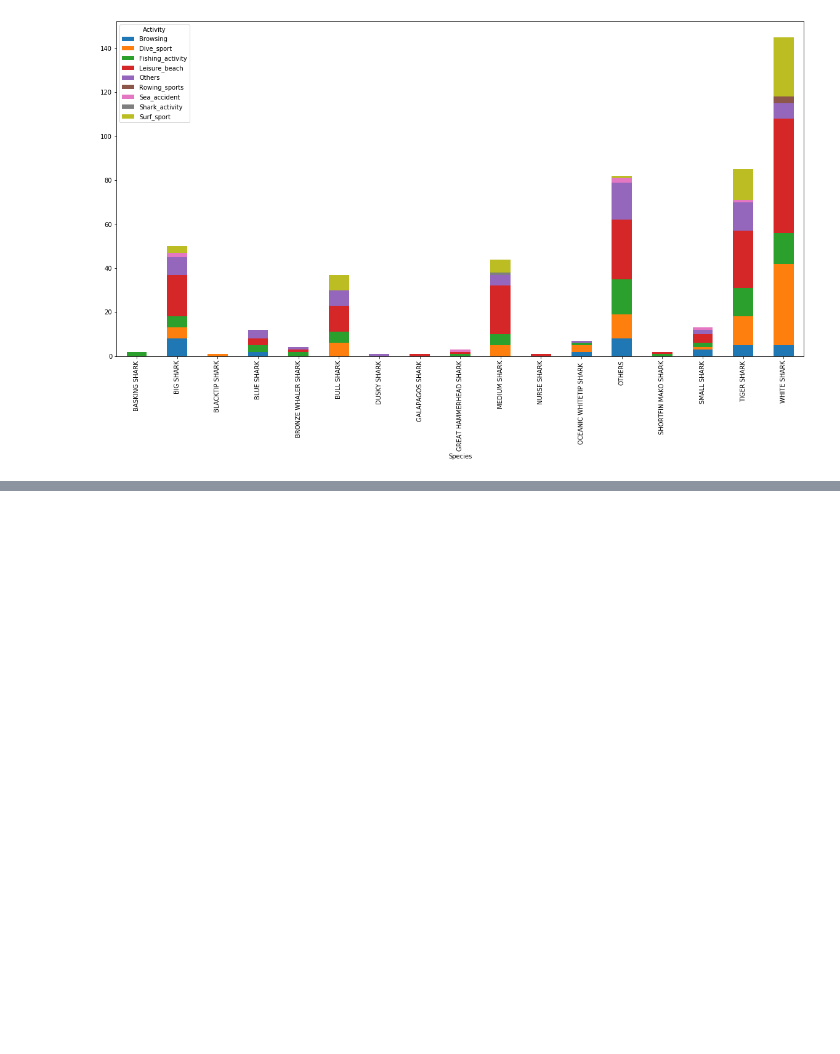
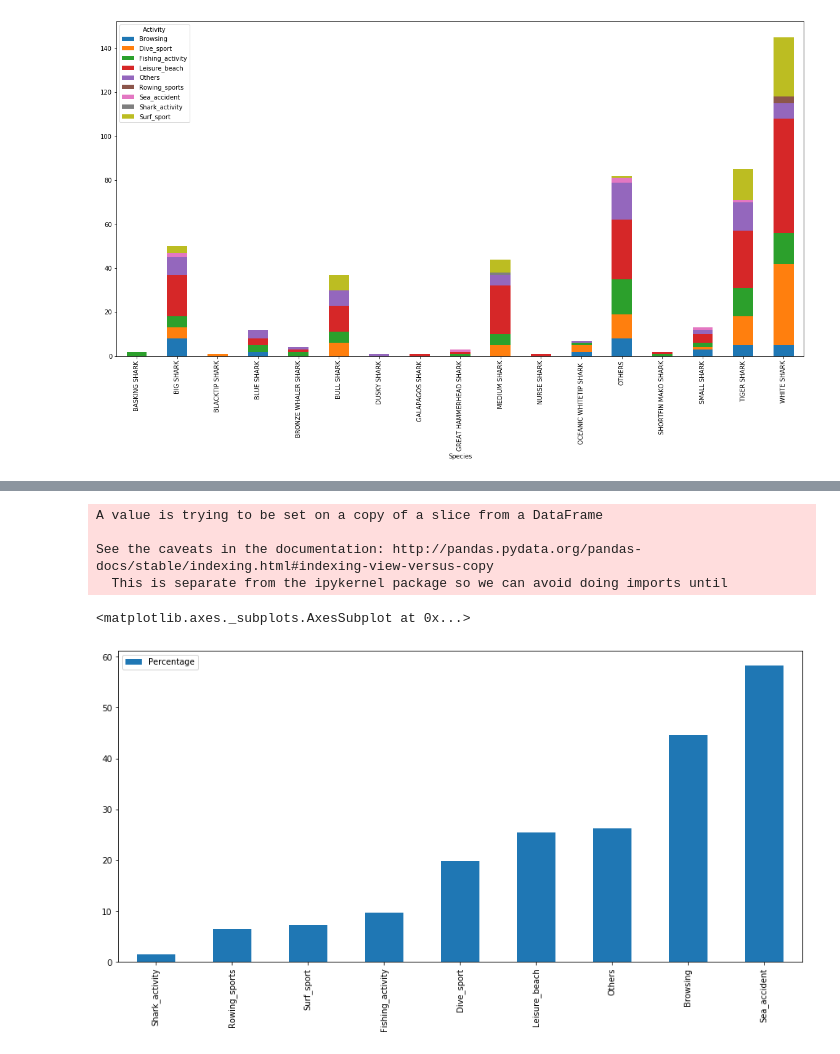
Before and after one commit to ironhack-datalabs/datamad0619, a Jupyter notebook: module-1/pandas-project/your-code/Shark-Analysis.ipynb, the cells around one changed output, grey strips where cells are left out. Saved outputs shown, nothing was run; the diff lists cells and outputs as text; code cells hidden in the pictures; blank space fills up the shorter version.

```diff
--- a/module-1/pandas-project/your-code/Shark-Analysis.ipynb
+++ b/module-1/pandas-project/your-code/Shark-Analysis.ipynb
@@ -195,0 +186,3 @@ print (table)
+# %%
+Count_Activity_dead=pd.DataFrame(sharks_columns_DEAD['Activity'].value_counts())
+display(Count_Activity_dead)
@@ -195,0 +200,3 @@ print (table)
+# %%
+Count_Activity_dead=Count_Activity_dead.rename(columns={'Activity':'Killer_activities'})
+display(Count_Activity_dead)
@@ -195,0 +214,4 @@ print (table)
+# %%
+concatenate_activities=pd.concat([Count_activities,Count_Activity_dead], axis=1, sort=False)
+display(concatenate_activities)
+#result = pd.concat([df1, df4], axis=1, sort=False)
@@ -195,0 +229,10 @@ print (table)
+# %%
+concatenate_activities['Percentage'] = (concatenate_activities['Killer_activities'] / concatenate_activities['Activity']) *100
+
+
+#concatenate_activities.append(Species_Activity.sum().rename('Percentage')).assign(TOTAL=(lambda x:100 * x / float(x.sum())))
+
+
+#Species_Activity['gender'].value_counts(normalize=True) * 100
+#lambda x:100 * x / float(x.sum()))
+concatenate_activities
@@ -195,0 +250,14 @@ print (table)
+# %%
+
+display_percentage= concatenate_activities[['Percentage']]
+display_percentage.sort_values('Percentage', inplace=True)
+display_percentage.plot(y='Percentage', kind='bar', legend=True, figsize=(15,7))
+
+#display_percentage.plot.bar()
+# %% [output]
+A value is trying to be set on a copy of a slice from a DataFrame
+
+See the caveats in the documentation: http://pandas.pydata.org/pandas-docs/stable/indexing.html#indexing-view-versus-copy
+  This is separate from the ipykernel package so we can avoid doing imports until
+<matplotlib.axes._subplots.AxesSubplot at 0x...>
+[figure, added]
```
Also changed, not shown: parts of 22 cells of this notebook.
